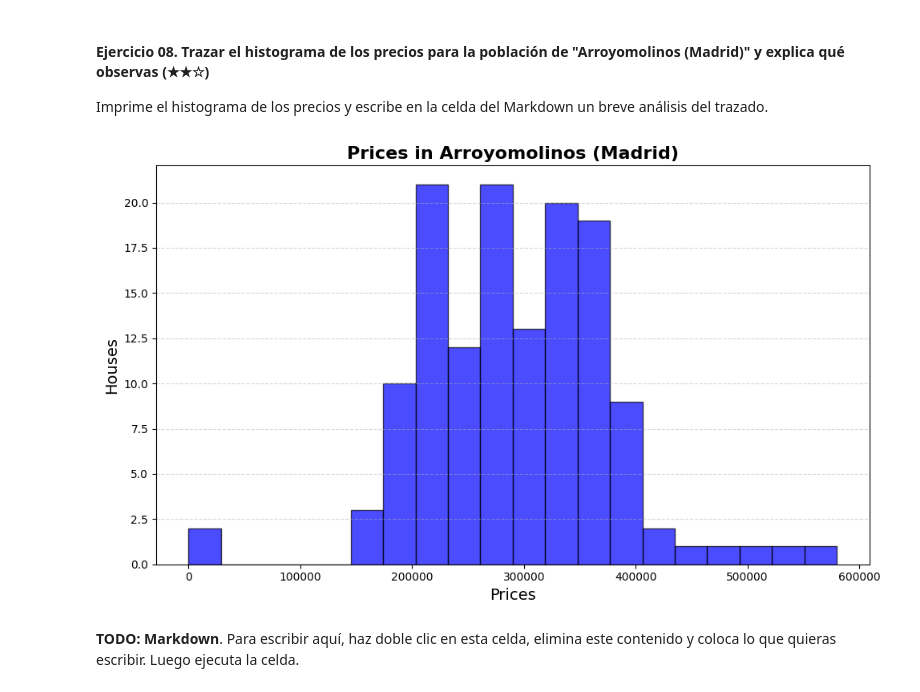
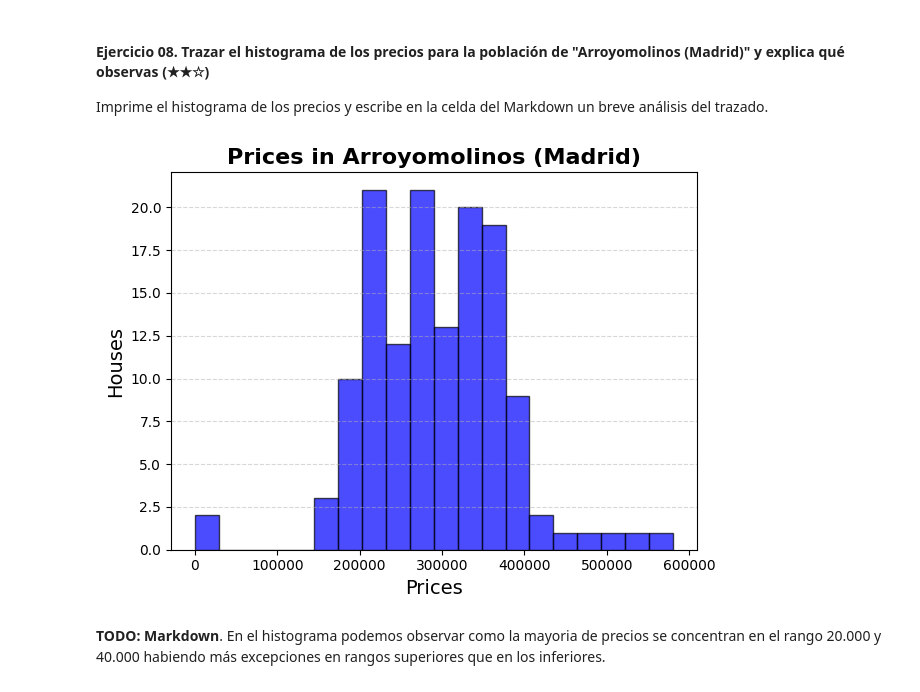
Before and after one commit to 4GeeksAcademy/iagorivadulla-data-clean-up-pandas-for-beginners-project, a Jupyter notebook: project.es.ipynb, the cells around one changed output. Saved outputs shown, nothing was run; the diff lists cells and outputs as text; code cells hidden in the pictures.

```diff
--- a/project.es.ipynb
+++ b/project.es.ipynb
@@ -233,18 +233,17 @@ Imprime el histograma de los precios y escribe en la celda del Markdown un breve
 # %%
 import matplotlib.pyplot as plt
 
 # Trazar el histograma de precios
 
 prices = ds.loc[ds['level5'] == 'Arroyomolinos (Madrid)']['price']
-plt.figure(figsize=(10, 6))
 plt.hist(prices, bins = 20, color='blue', edgecolor='black', alpha=0.7)
 plt.title('Prices in Arroyomolinos (Madrid)', fontsize=16, fontweight ='bold')
 plt.xlabel('Prices', fontsize = 14)
 plt.ylabel('Houses', fontsize=14)
 plt.grid(axis='y', linestyle = '--', alpha=0.5)
 plt.tight_layout()
 plt.show()
 # %% [output]
-[figure, old version]
+[figure, new version]
 # %% [markdown]
-**TODO: Markdown**. Para escribir aquí, haz doble clic en esta celda, elimina este contenido y coloca lo que quieras escribir. Luego ejecuta la celda.
+**TODO: Markdown**. En el histograma podemos observar como la mayoria de precios se concentran en el rango 20.000 y 40.000 habiendo  más excepciones en rangos superiores que en los inferiores.
```
